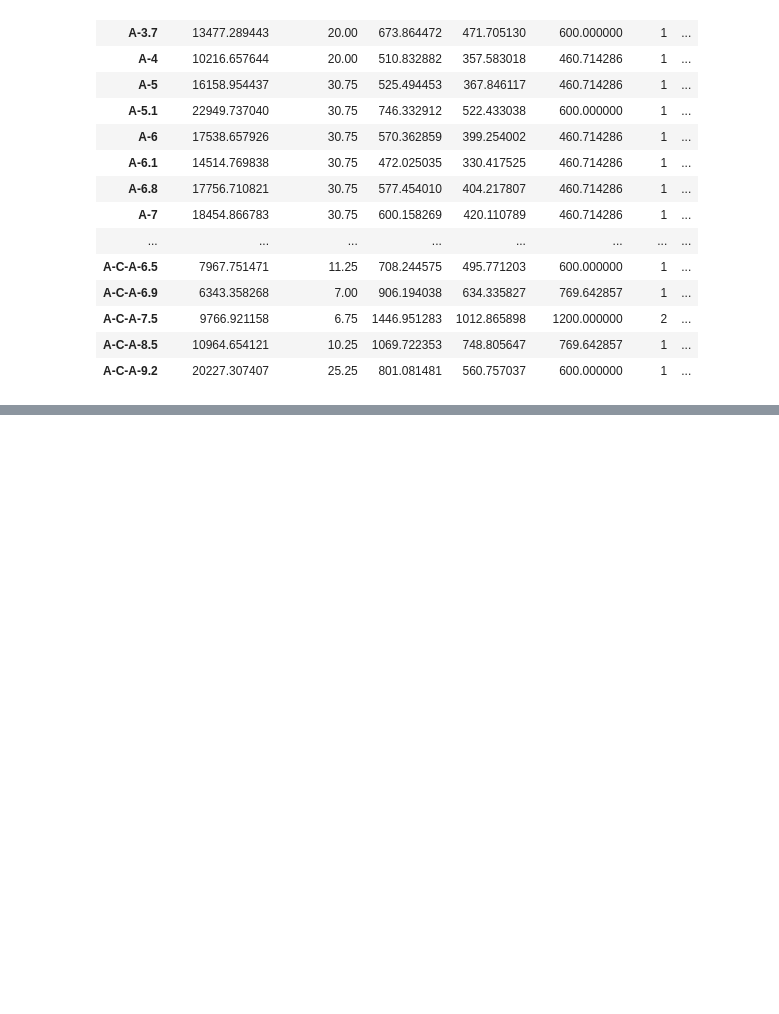
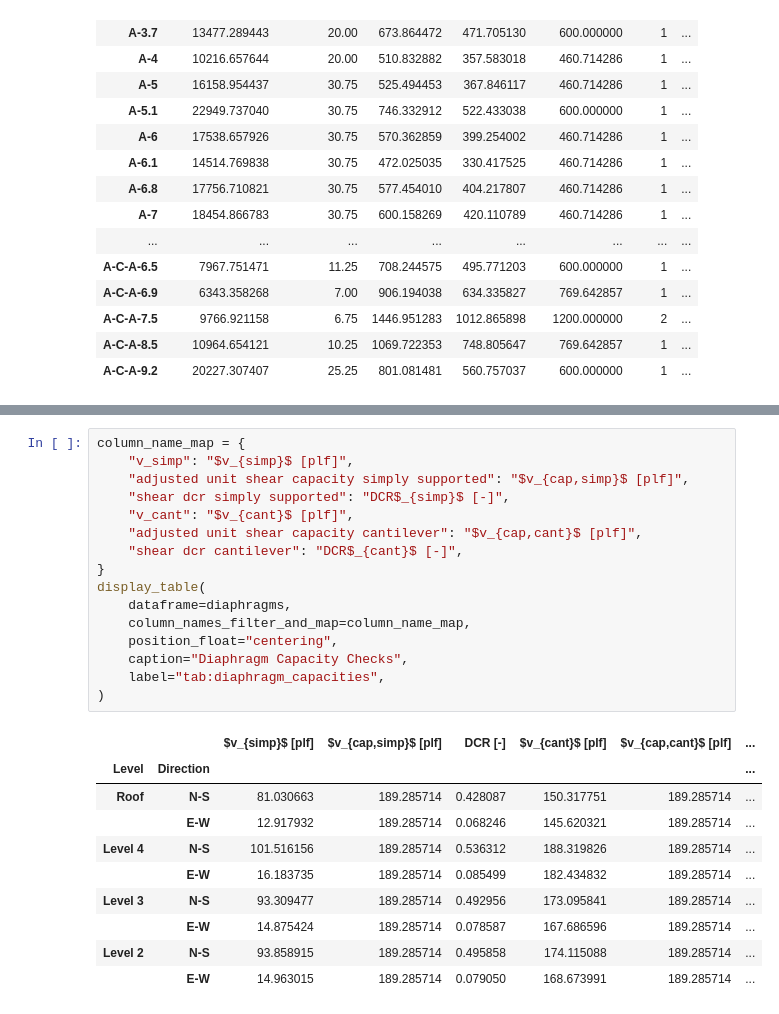
Before and after one commit to kpff-andy-sazima/Beaverton-Creek, a Jupyter notebook: building_a_seismic.ipynb, the cells around one changed output, grey strips where cells are left out. Cells and saved outputs as stored; diff of their text form; blank space fills up the shorter version.

```diff
--- a/building_a_seismic.ipynb
+++ b/building_a_seismic.ipynb
@@ -2290,0 +2398,27 @@ display_table(
+# %%
+column_name_map = {
+    "v_simp": "$v_{simp}$ [plf]",
+    "adjusted unit shear capacity simply supported": "$v_{cap,simp}$ [plf]",
+    "shear dcr simply supported": "DCR$_{simp}$ [-]",
+    "v_cant": "$v_{cant}$ [plf]",
+    "adjusted unit shear capacity cantilever": "$v_{cap,cant}$ [plf]",
+    "shear dcr cantilever": "DCR$_{cant}$ [-]",
+}
+display_table(
+    dataframe=diaphragms,
+    column_names_filter_and_map=column_name_map,
+    position_float="centering",
+    caption="Diaphragm Capacity Checks",
+    label="tab:diaphragm_capacities",
+)
+# %% [output]
+|  |  | $v_{simp}$ [plf] | $v_{cap,simp}$ [plf] | DCR [-] | $v_{cant}$ [plf] | $v_{cap,cant}$ [plf] | ... |
+| Level | Direction |  |  |  |  |  | ... |
+| Roof | N-S | 81.030663 | 189.285714 | 0.428087 | 150.317751 | 189.285714 | ... |
+|  | E-W | 12.917932 | 189.285714 | 0.068246 | 145.620321 | 189.285714 | ... |
+| Level 4 | N-S | 101.516156 | 189.285714 | 0.536312 | 188.319826 | 189.285714 | ... |
+|  | E-W | 16.183735 | 189.285714 | 0.085499 | 182.434832 | 189.285714 | ... |
+| Level 3 | N-S | 93.309477 | 189.285714 | 0.492956 | 173.095841 | 189.285714 | ... |
+|  | E-W | 14.875424 | 189.285714 | 0.078587 | 167.686596 | 189.285714 | ... |
+| Level 2 | N-S | 93.858915 | 189.285714 | 0.495858 | 174.115088 | 189.285714 | ... |
+|  | E-W | 14.963015 | 189.285714 | 0.079050 | 168.673991 | 189.285714 | ... |
```
Also changed, not shown: parts of 25 cells of this notebook.
